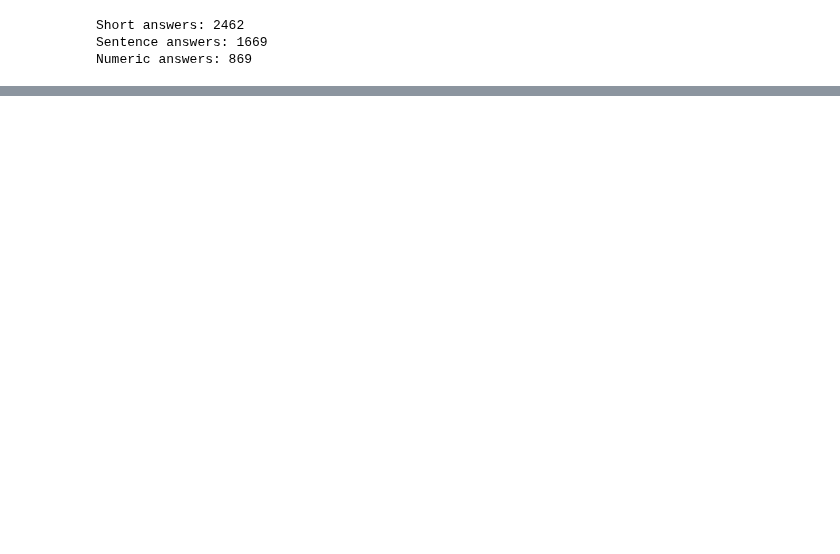
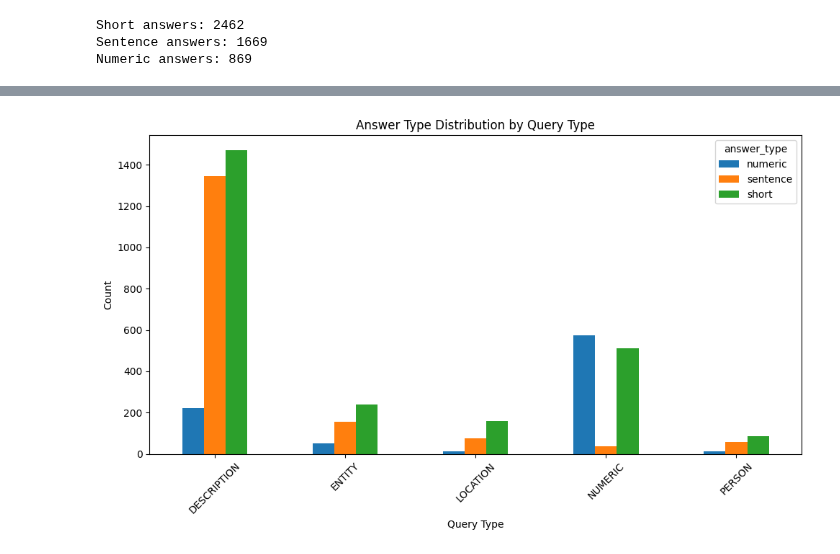
Before and after one commit to GioiaZheng/msmarco-genqa, a Jupyter notebook: notebooks/week01_eda.ipynb, the cells around one changed output, grey strips where cells are left out. Cells and saved outputs as stored; diff of their text form; code cells hidden in the pictures; blank space fills up the shorter version.

```diff
--- a/notebooks/week01_eda.ipynb
+++ b/notebooks/week01_eda.ipynb
@@ -142,0 +303,20 @@ Numeric answers: 869
+# %%
+def get_answer_text(x):
+    return x["answers"][0] if len(x["answers"]) > 0 else ""
+
+def classify_answer(a):
+    if any(char.isdigit() for char in a):
+        return "numeric"
+    elif len(a.split()) <= 3:
+        return "short"
+    else:
+        return "sentence"
+
+df_ans = pd.DataFrame({
+    "query_type": [x["query_type"] for x in sample_q],
+    "answer": [get_answer_text(x) for x in sample_q]
+})
+
+df_ans["answer_type"] = df_ans["answer"].apply(classify_answer)
+
+pd.crosstab(df_ans["query_type"], df_ans["answer_type"])
@@ -142,0 +331,13 @@ Numeric answers: 869
+# %%
+ans_ct = pd.crosstab(df_ans["query_type"], df_ans["answer_type"])
+
+ans_ct.plot(kind="bar", figsize=(10, 6))
+plt.title("Answer Type Distribution by Query Type")
+plt.xlabel("Query Type")
+plt.ylabel("Count")
+plt.xticks(rotation=45)
+plt.tight_layout()
+plt.savefig("../reports/answer_type_by_query_type.png", dpi=300, bbox_inches="tight")
+plt.show()
+# %% [output]
+[figure, added]
```
Also changed, not shown: parts of 25 cells of this notebook, 2 other files.
